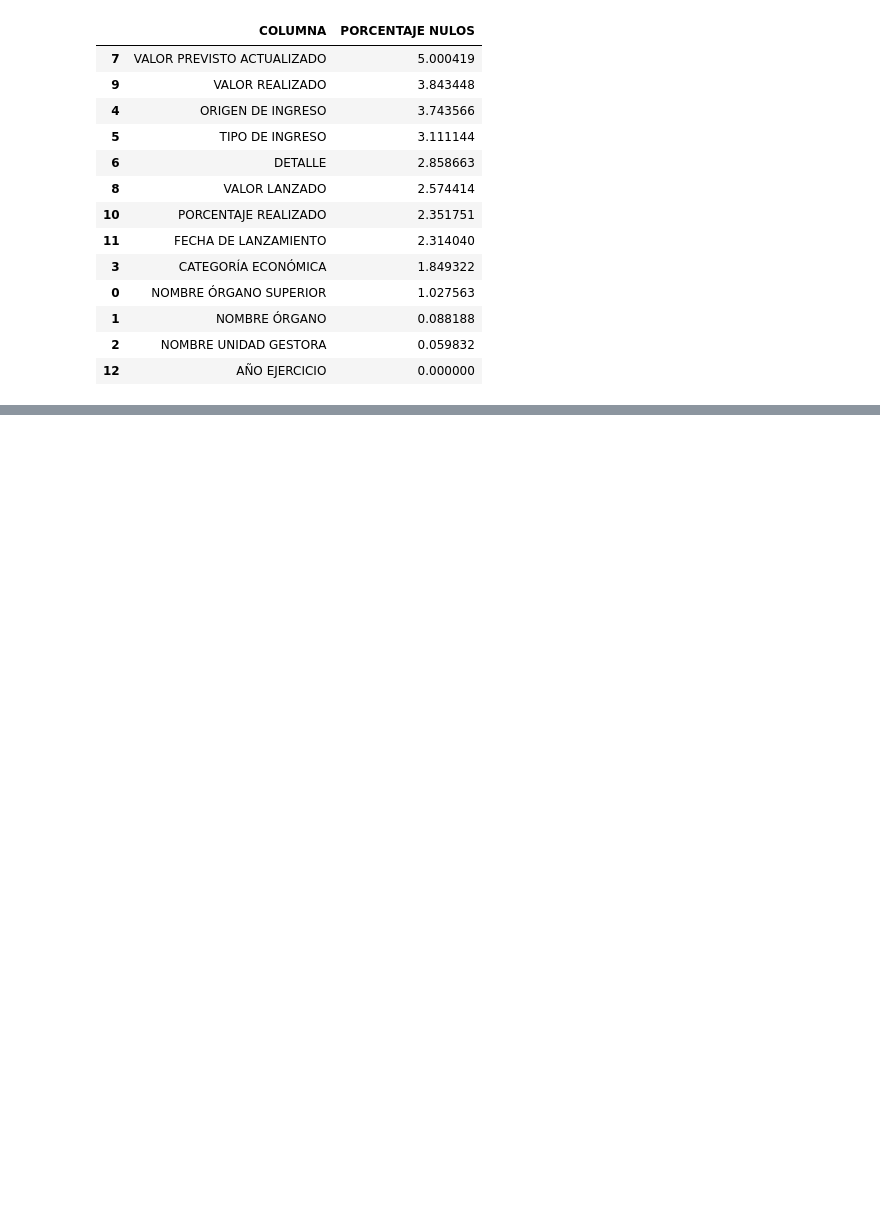
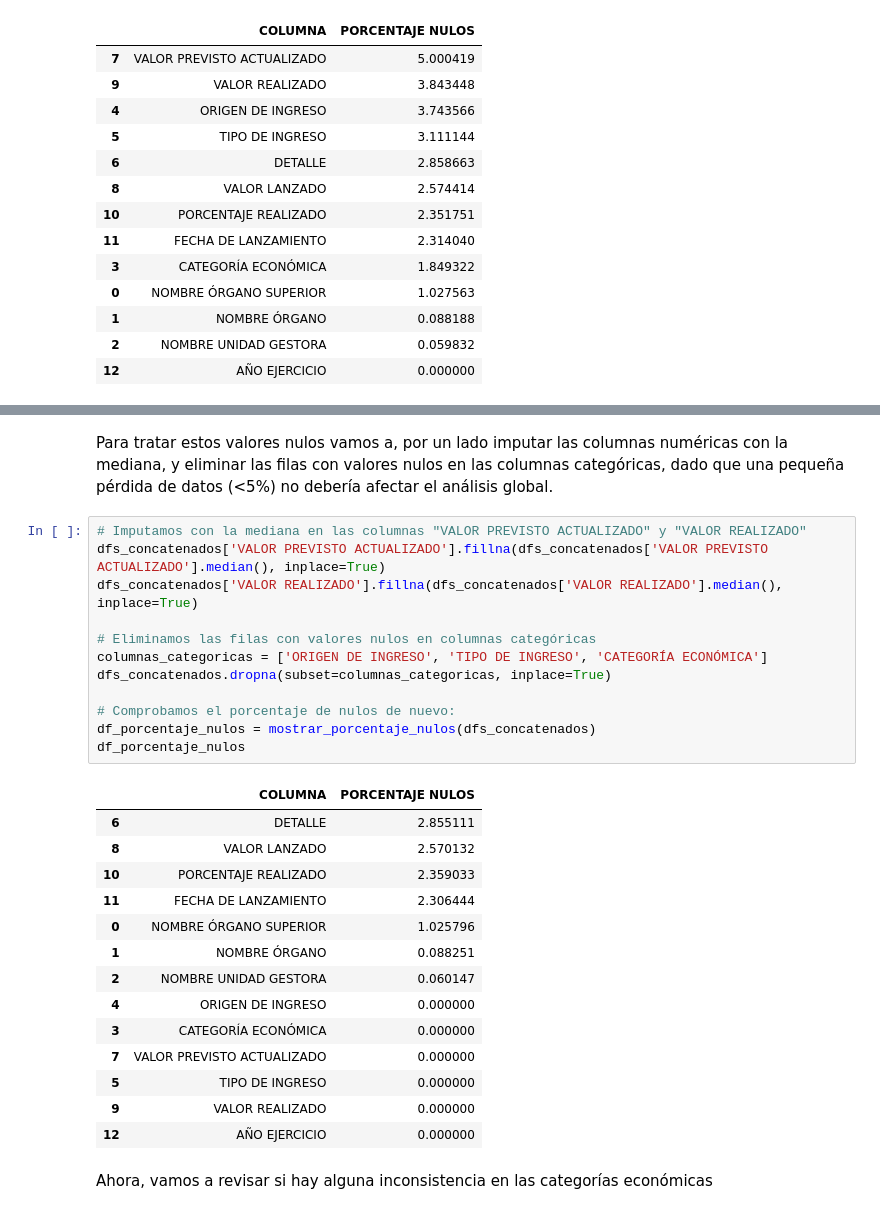
Before and after one commit to Rcm89/Proyecto2-EDA-Ingresos-Publicos-Brasil, a Jupyter notebook: notebooks/notebook_limpieza de datos.ipynb, the cells around one changed output, grey strips where cells are left out. Cells and saved outputs as stored; diff of their text form; blank space fills up the shorter version.

```diff
--- a/notebooks/notebook_archivos.ipynb
+++ b/notebooks/notebook_limpieza de datos.ipynb
@@ -214,0 +220,31 @@ Como vemos, hay columnas, relativas a ingresos, previstos o realizados con un co
+# %% [markdown]
+Para tratar estos valores nulos vamos a, por un lado imputar las columnas numéricas con la mediana, y eliminar las filas con valores nulos en las columnas categóricas, dado que una pequeña pérdida de datos (<5%) no debería afectar el análisis global.
+# %%
+# Imputamos con la mediana en las columnas "VALOR PREVISTO ACTUALIZADO" y "VALOR REALIZADO"
+dfs_concatenados['VALOR PREVISTO ACTUALIZADO'].fillna(dfs_concatenados['VALOR PREVISTO ACTUALIZADO'].median(), inplace=True)
+dfs_concatenados['VALOR REALIZADO'].fillna(dfs_concatenados['VALOR REALIZADO'].median(), inplace=True)
+
+# Eliminamos las filas con valores nulos en columnas categóricas
+columnas_categoricas = ['ORIGEN DE INGRESO', 'TIPO DE INGRESO', 'CATEGORÍA ECONÓMICA']
+dfs_concatenados.dropna(subset=columnas_categoricas, inplace=True)
+
+# Comprobamos el porcentaje de nulos de nuevo:
+df_porcentaje_nulos = mostrar_porcentaje_nulos(dfs_concatenados)
+df_porcentaje_nulos
+# %% [output]
+|  | COLUMNA | PORCENTAJE NULOS |
+| 6 | DETALLE | 2.855111 |
+| 8 | VALOR LANZADO | 2.570132 |
+| 10 | PORCENTAJE REALIZADO | 2.359033 |
+| 11 | FECHA DE LANZAMIENTO | 2.306444 |
+| 0 | NOMBRE ÓRGANO SUPERIOR | 1.025796 |
+| 1 | NOMBRE ÓRGANO | 0.088251 |
+| 2 | NOMBRE UNIDAD GESTORA | 0.060147 |
+| 4 | ORIGEN DE INGRESO | 0.000000 |
+| 3 | CATEGORÍA ECONÓMICA | 0.000000 |
+| 7 | VALOR PREVISTO ACTUALIZADO | 0.000000 |
+| 5 | TIPO DE INGRESO | 0.000000 |
+| 9 | VALOR REALIZADO | 0.000000 |
+| 12 | AÑO EJERCICIO | 0.000000 |
+# %% [markdown]
+Ahora, vamos a revisar si hay alguna inconsistencia en las categorías económicas
```
Also changed, not shown: parts of 8 cells of this notebook, 1 other file.
